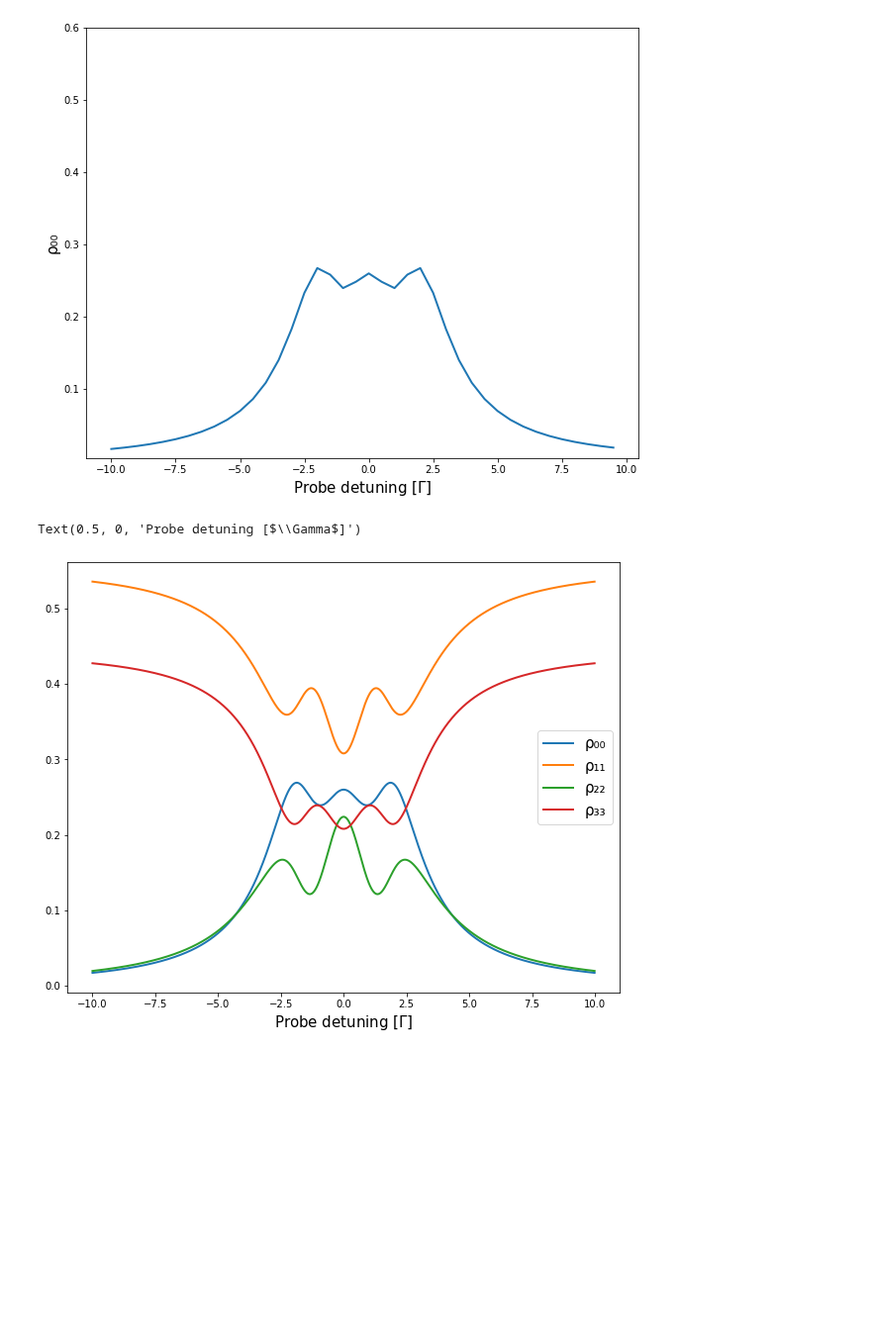
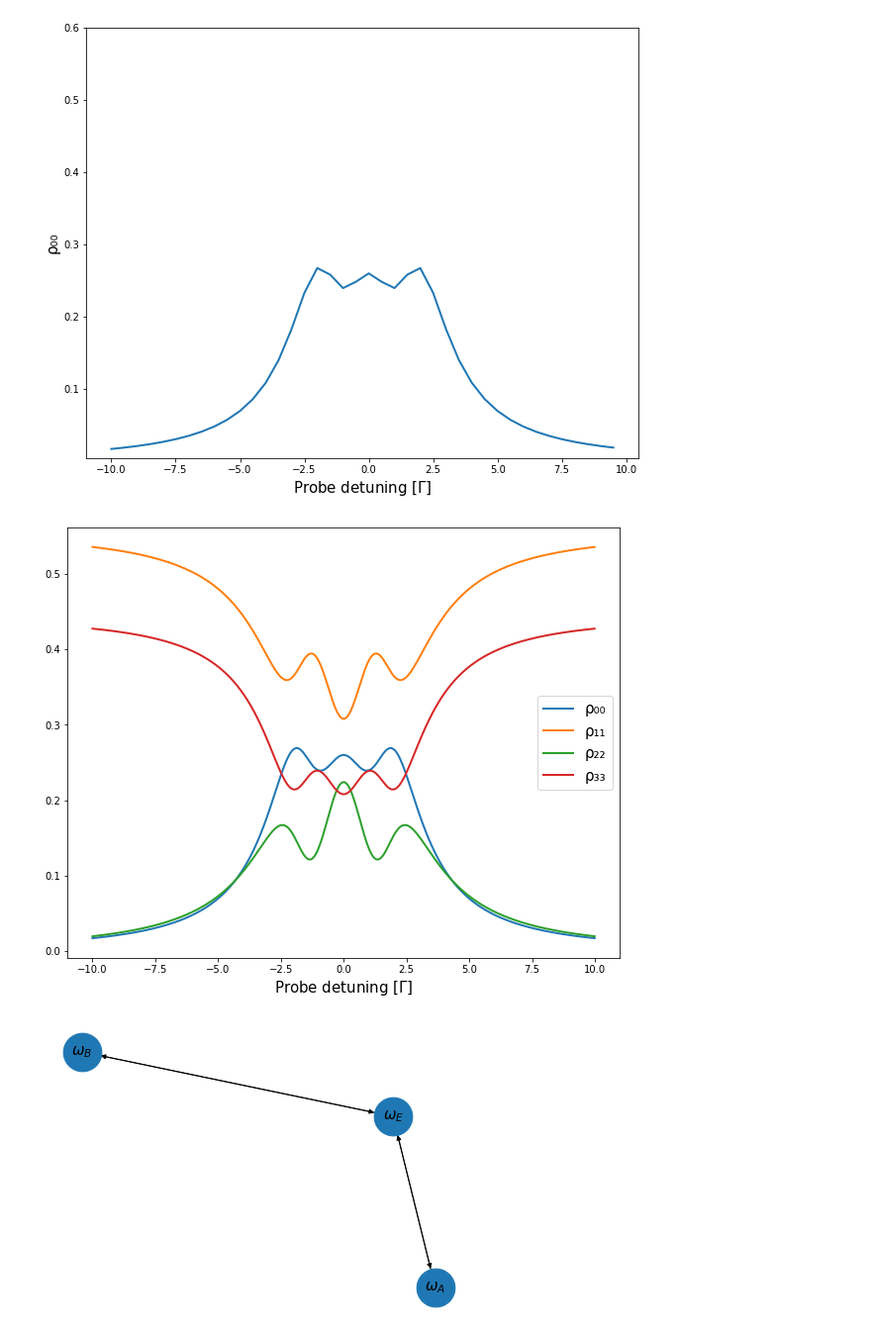
Before and after one commit to ograsdijk/CeNTREX-notebooks, a Jupyter notebook: optical bloch equations/Simple Tests.ipynb, the cells around one changed output. Shown at 99% size. Saved outputs shown, nothing was run; the diff lists cells and outputs as text; code cells hidden in the pictures; blank space fills up the shorter version.

```diff
--- a/optical bloch equations/Simple Tests.ipynb
+++ b/optical bloch equations/Simple Tests.ipynb
@@ -246,13 +352,19 @@ $\displaystyle \left[\begin{matrix}e^{1.0 i t ω_{p}} & 0 & 0\\0 & e^{1.0 i t ω
 from sympy import sqrt, Rational, Function, dsolve
 
 def anti_commute(A,B):
+    """
+    """
     return A@B+B@A
 
 def commute(A,B):
+    """
+    """
     return A@B-B@A
 
 class Dissipator:
     def __init__(self, levels):
+        """
+        """
         self.density_matrix = zeros(levels, levels)
         self.dissipator = zeros(levels, levels)
         self.branching = zeros(levels, levels)
@@ -262,6 +374,8 @@ class Dissipator:
         self.generateDensityMatrix()
 
     def generateDensityMatrix(self):
+        """
+        """
         self.density_matrix = zeros(self.levels, self.levels)
         t = Symbol('t', real = True)
         for i in range(self.levels):
@@ -272,8 +386,9 @@ class Dissipator:
                     self.density_matrix[i,j] = Function(u'\u03C1{0}{1}'.format(chr(0x2080+i), chr(0x2080+j)))(t)
                     self.density_matrix[j,i] = conjugate(Function(u'\u03C1{0}{1}'.format(chr(0x2080+i), chr(0x2080+j)))(t))
 
-
     def addDecay(self, initial_state, final_state, gamma):
+        """
+        """
         if (initial_state >= self.levels) or (final_state >= self.levels):
             raise AssertionError('Specified state exceeds number of levels.')
         if initial_state == final_state:
@@ -320,10 +435,14 @@ $\displaystyle \left[\begin{matrix}Γ_{A} \operatorname{ρ₂₂}{\left(t \right
 from sympy import Eq, solve, dsolve
 
 def flatten(l):
+    """
+    """
     return [item for sublist in l for item in sublist]
 
 class BlochEquations:
     def __init__(self, hamiltonian, dissipator):
+        """
+        """
         self.levels = dissipator.levels
         self.hamiltonian = hamiltonian.transformed
         self.dissipator = dissipator.dissipator
@@ -333,6 +452,8 @@ class BlochEquations:
         self.generateEquationsSteadyState()
 
     def generateSteadyStateDensityMatrix(self):
+        """
+        """
         density_matrix = zeros(*self.hamiltonian.shape)
         for i in range(self.hamiltonian.shape[0]):
             for j in range(i,self.hamiltonian.shape[0]):
@@ -344,9 +465,13 @@ class BlochEquations:
         return density_matrix
 
     def generateEquations(self):
+        """
+        """
         self.equations = Eq(diff(self.density_matrix),simplify(-1j*commute(self.hamiltonian,self.density_matrix)+self.dissipator))
 
     def generateEquationsSteadyState(self):
+        """
+        """
         self.density_matrix_steady_state = self.generateSteadyStateDensityMatrix()
         self.equations_steady_state = Eq(zeros(self.levels, self.levels),
                                          simplify(-1j*commute(self.hamiltonian,self.density_matrix_steady_state)+self.dissipator))
@@ -355,6 +480,8 @@ class BlochEquations:
                 self.equations_steady_state = self.equations_steady_state.replace(self.density_matrix[i,j],
                                                                                   self.density_matrix_steady_state[i,j])
     def solveSteadyState(self, replacements):
+        """
+        """
         eqns_rhs = self.equations_steady_state.rhs.subs(replacements)
         eqns_rhs = flatten(eqns_rhs.tolist())
         eqns_rhs.append(self.density_matrix_steady_state.trace()-1)
@@ -551,10 +678,9 @@ for idx, dpnumeric in tqdm(enumerate(dpnumerics)):
 fig, ax = plt.subplots(figsize = (10,8))
 
 for symbol_idx in [0,5,10,15]:
-    ax.plot(dpnumerics, y[symbol_idx,:], lw = 2, label = syms[symbol_idx])
+    ax.plot(dpnumerics, y[symbol_idx,:].real, lw = 2, label = syms[symbol_idx])
 
 ax.legend(fontsize = 15)
-ax.set_xlabel(r'Probe detuning [$\Gamma$]', fontsize = 15)
+ax.set_xlabel(r'Probe detuning [$\Gamma$]', fontsize = 15);
 # %% [output]
-Text(0.5, 0, 'Probe detuning [$\\Gamma$]')
 [figure]
@@ -560,0 +744,9 @@ Text(0.5, 0, 'Probe detuning [$\\Gamma$]')
+# %%
+bgraph = BlochGraph(ham, dis)
+# %%
+g = bgraph.state_graph
+pos=nx.spring_layout(g)
+nx.draw(g, pos, node_size = 1500)
+nx.draw_networkx_labels(g,pos,labels = nx.get_node_attributes(g, 'label'),font_size=15);
+# %% [output]
+[figure, added]
```
Also changed, not shown: parts of 10 cells of this notebook.
